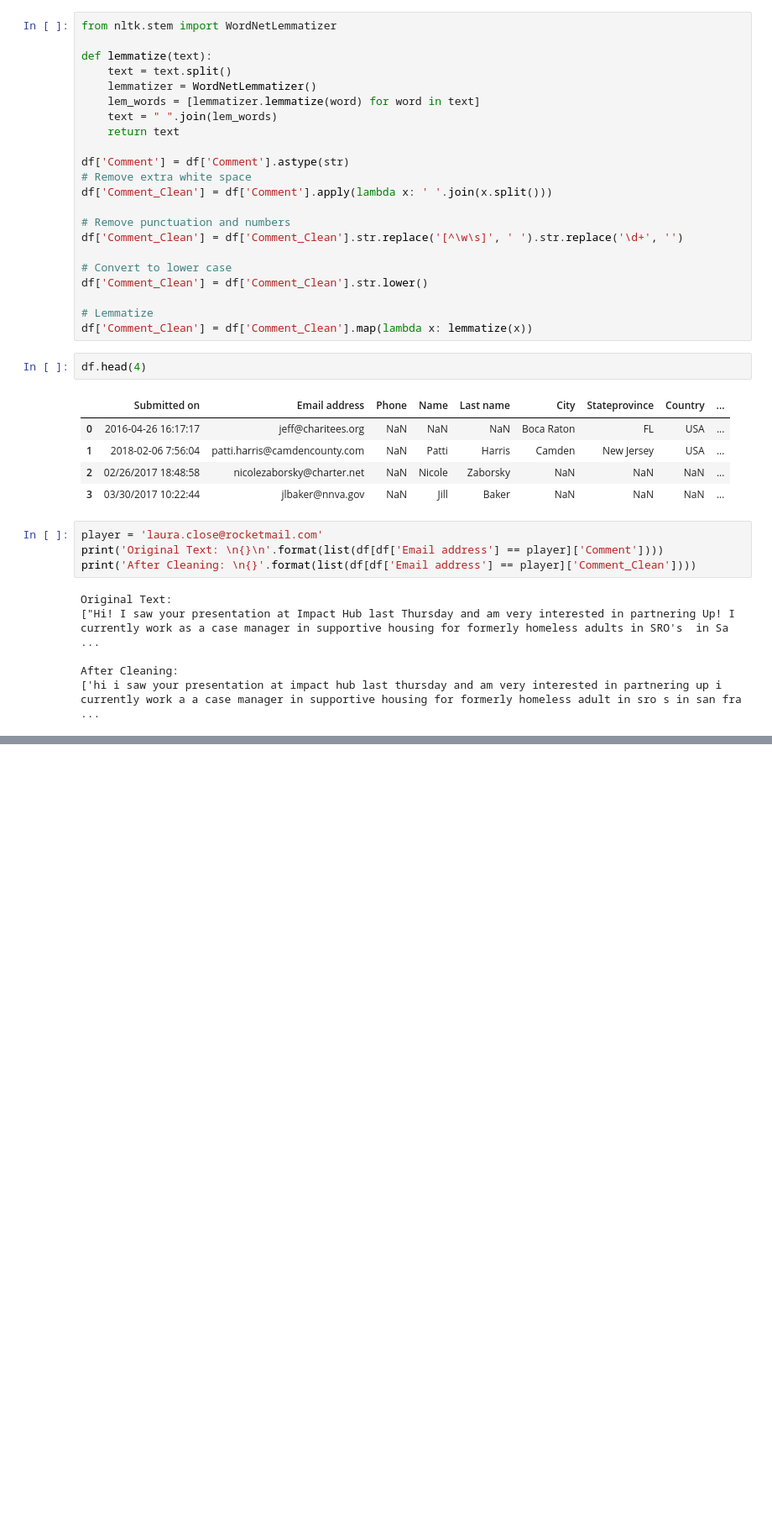
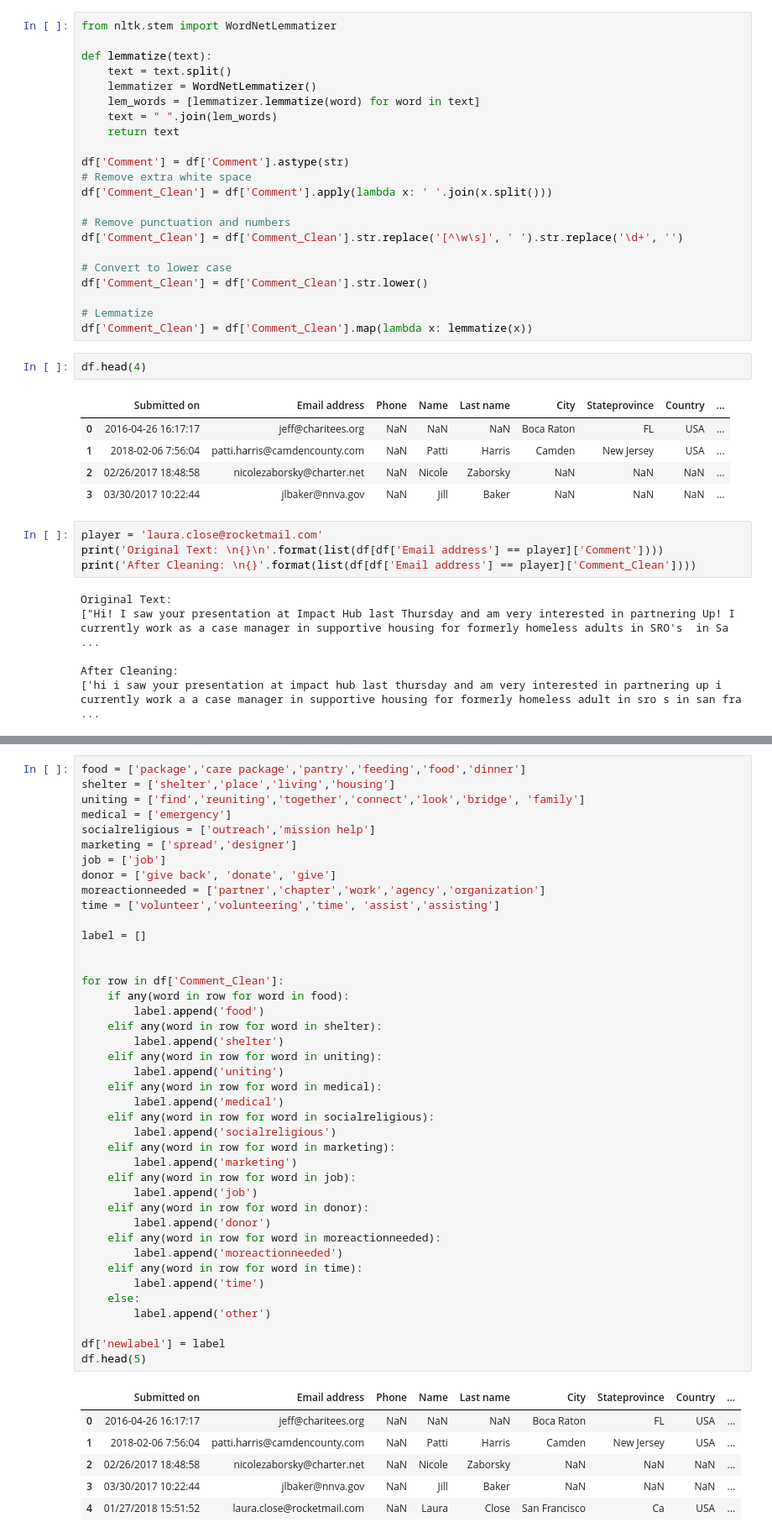
Before and after one commit to miracle-mm/DS, a Jupyter notebook: MM004.ipynb, the cells around one changed output, grey strips where cells are left out. Shown: that part at 84% size. Cells and saved outputs as stored; diff of their text form; blank space fills up the shorter version.

Commit message:
NLTK and new label

```diff
--- a/MM004.ipynb
+++ b/MM004.ipynb
@@ -87,0 +156,48 @@ plt.show()
+# %%
+food = ['package','care package','pantry','feeding','food','dinner']
+shelter = ['shelter','place','living','housing']
+uniting = ['find','reuniting','together','connect','look','bridge', 'family']
+medical = ['emergency']
+socialreligious = ['outreach','mission help']
+marketing = ['spread','designer']
+job = ['job']
+donor = ['give back', 'donate', 'give']
+moreactionneeded = ['partner','chapter','work','agency','organization']
+time = ['volunteer','volunteering','time', 'assist','assisting']
+
+label = []
+
+
+for row in df['Comment_Clean']:
+    if any(word in row for word in food):
+        label.append('food')
+    elif any(word in row for word in shelter):
+        label.append('shelter')
+    elif any(word in row for word in uniting):
+        label.append('uniting')
+    elif any(word in row for word in medical):
+        label.append('medical')
+    elif any(word in row for word in socialreligious):
+        label.append('socialreligious')
+    elif any(word in row for word in marketing):
+        label.append('marketing')
+    elif any(word in row for word in job):
+        label.append('job')
+    elif any(word in row for word in donor):
+        label.append('donor')
+    elif any(word in row for word in moreactionneeded):
+        label.append('moreactionneeded')
+    elif any(word in row for word in time):
+        label.append('time')
+    else:
+        label.append('other')
+
+df['newlabel'] = label
+df.head(5)
+# %% [output]
+|  | Submitted on | Email address | Phone | Name | Last name | City | Stateprovince | Country | ... |
+| 0 | 2016-04-26 16:17:17 | jeff@charitees.org | NaN | NaN | NaN | Boca Raton | FL | USA | ... |
+| 1 | 2018-02-06 7:56:04 | patti.harris@camdencounty.com | NaN | Patti | Harris | Camden | New Jersey | USA | ... |
+| 2 | 02/26/2017 18:48:58 | nicolezaborsky@charter.net | NaN | Nicole | Zaborsky | NaN | NaN | NaN | ... |
+| 3 | 03/30/2017 10:22:44 | jlbaker@nnva.gov | NaN | Jill | Baker | NaN | NaN | NaN | ... |
+| 4 | 01/27/2018 15:51:52 | laura.close@rocketmail.com | NaN | Laura | Close | San Francisco | Ca | USA | ... |
```
Also changed, not shown: parts of 9 cells of this notebook, 2 other files.
